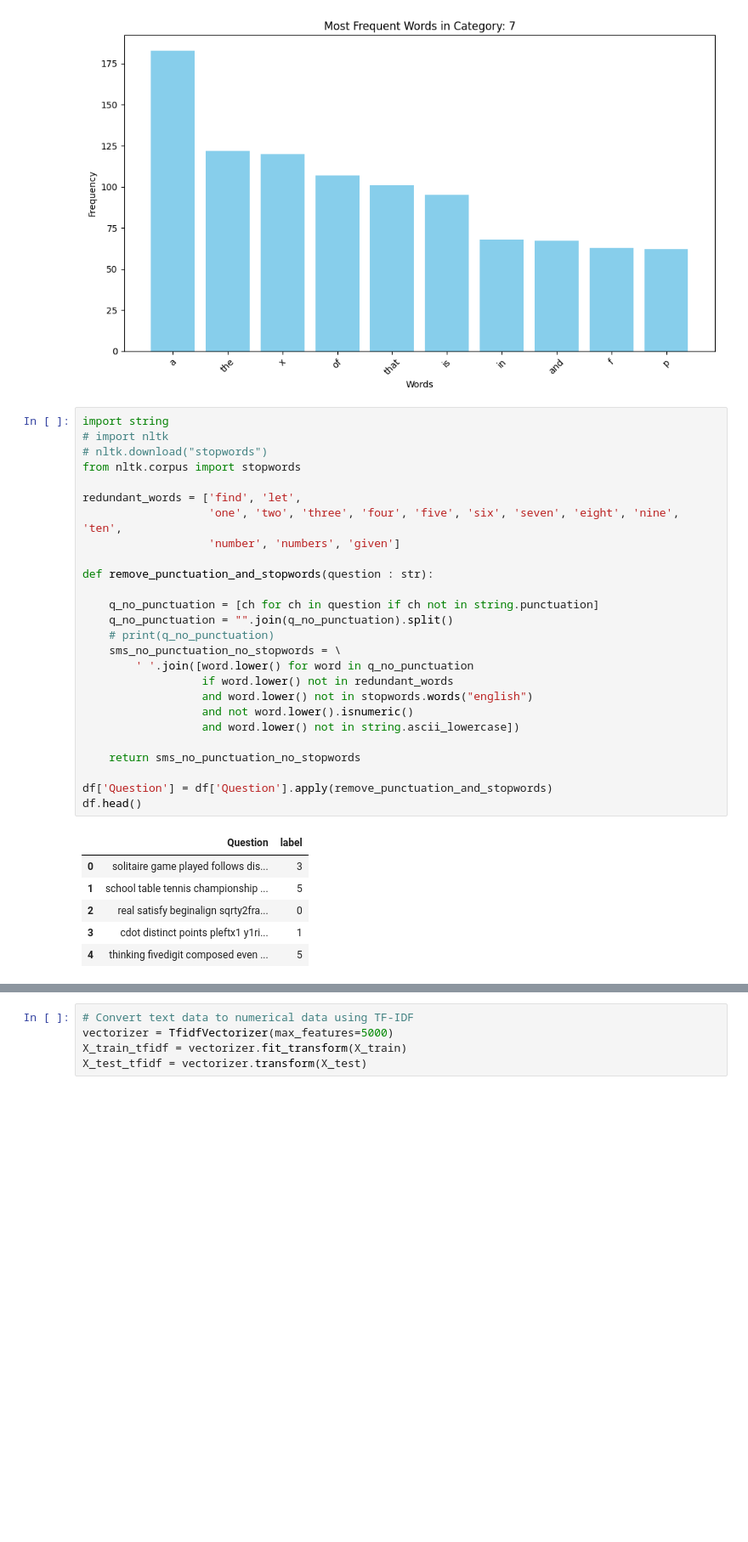
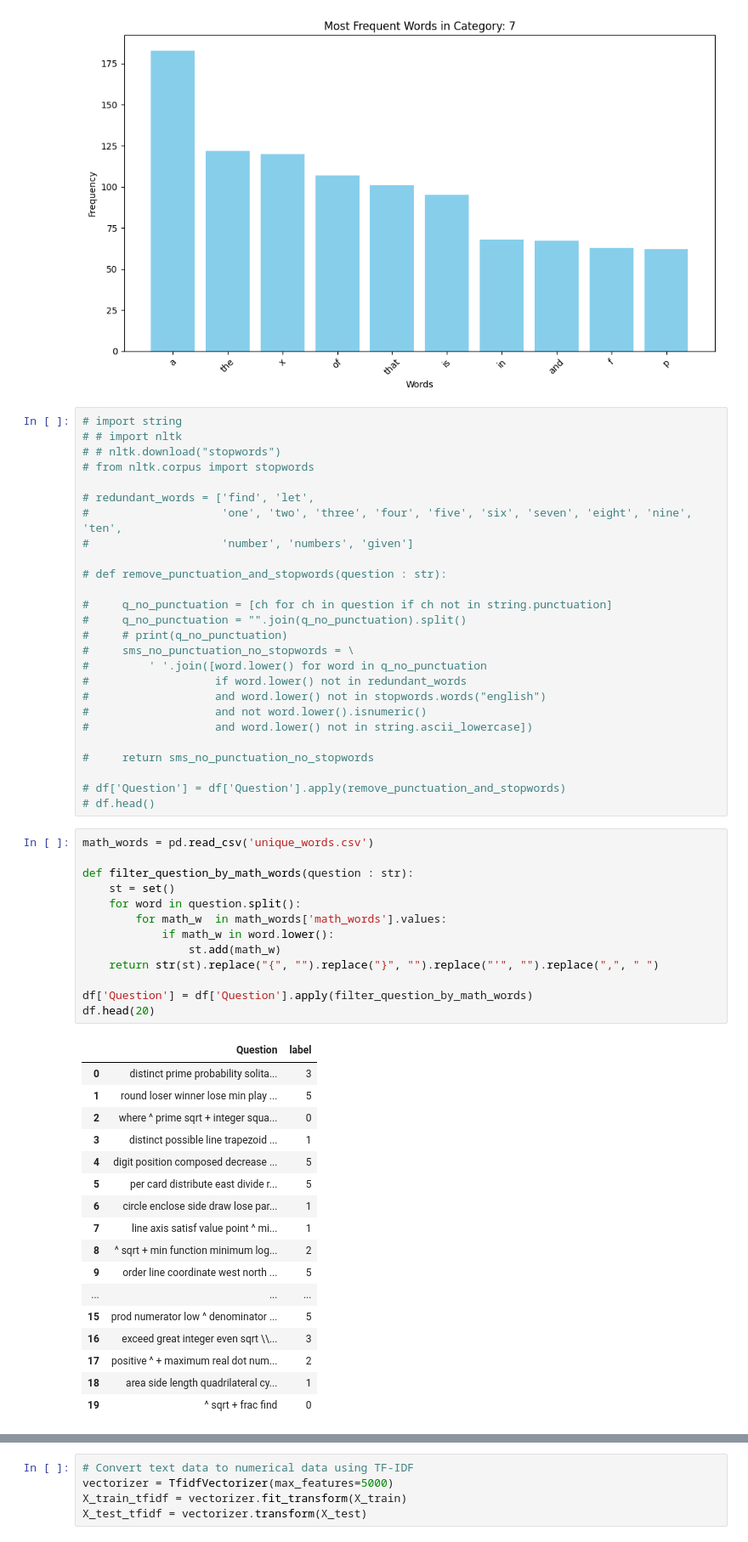
Before and after one commit to abdsaber000/Math-Problems-Topic-Classification, a Jupyter notebook: main.ipynb, the cells around one changed output, grey strips where cells are left out. Shown: that part at 85% size. Saved outputs shown, nothing was run; the diff lists cells and outputs as text; blank space fills up the shorter version.

Commit message:
filter dataset by unique_words

```diff
--- a/main.ipynb
+++ b/main.ipynb
@@ -58,38 +58,62 @@ plot_words_freq()
 [figure]
 [figure]
 # %%
-import string
-# import nltk
-# nltk.download("stopwords")
-from nltk.corpus import stopwords
+# import string
+# # import nltk
+# # nltk.download("stopwords")
+# from nltk.corpus import stopwords
 
-redundant_words = ['find', 'let',
-                   'one', 'two', 'three', 'four', 'five', 'six', 'seven', 'eight', 'nine', 'ten',
-                   'number', 'numbers', 'given']
+# redundant_words = ['find', 'let',
+#                    'one', 'two', 'three', 'four', 'five', 'six', 'seven', 'eight', 'nine', 'ten',
+#                    'number', 'numbers', 'given']
 
-def remove_punctuation_and_stopwords(question : str):
+# def remove_punctuation_and_stopwords(question : str):
 
-    q_no_punctuation = [ch for ch in question if ch not in string.punctuation]
-    q_no_punctuation = "".join(q_no_punctuation).split()
-    # print(q_no_punctuation)
-    sms_no_punctuation_no_stopwords = \
-        ' '.join([word.lower() for word in q_no_punctuation
-                  if word.lower() not in redundant_words
-                  and word.lower() not in stopwords.words("english")
-                  and not word.lower().isnumeric()
-                  and word.lower() not in string.ascii_lowercase])
+#     q_no_punctuation = [ch for ch in question if ch not in string.punctuation]
+#     q_no_punctuation = "".join(q_no_punctuation).split()
+#     # print(q_no_punctuation)
+#     sms_no_punctuation_no_stopwords = \
+#         ' '.join([word.lower() for word in q_no_punctuation
+#                   if word.lower() not in redundant_words
+#                   and word.lower() not in stopwords.words("english")
+#                   and not word.lower().isnumeric()
+#                   and word.lower() not in string.ascii_lowercase])
 
-    return sms_no_punctuation_no_stopwords
+#     return sms_no_punctuation_no_stopwords
 
-df['Question'] = df['Question'].apply(remove_punctuation_and_stopwords)
-df.head()
+# df['Question'] = df['Question'].apply(remove_punctuation_and_stopwords)
+# df.head()
-# %% [output]
-|  | Question | label |
-| 0 | solitaire game played follows dis... | 3 |
-| 1 | school table tennis championship ... | 5 |
-| 2 | real satisfy beginalign sqrty2fra... | 0 |
-| 3 | cdot distinct points pleftx1 y1ri... | 1 |
-| 4 | thinking fivedigit composed even ... | 5 |
+# %%
+math_words = pd.read_csv('unique_words.csv')
+
+def filter_question_by_math_words(question : str):
+    st = set()
+    for word in question.split():
+        for math_w  in math_words['math_words'].values:
+            if math_w in word.lower():
+                st.add(math_w)
+    return str(st).replace("{", "").replace("}", "").replace("'", "").replace(",", " ")
+
+df['Question'] = df['Question'].apply(filter_question_by_math_words)
+df.head(20)
+# %% [output]
+|  | Question | label |
+| 0 | distinct prime probability solita... | 3 |
+| 1 | round loser winner lose min play ... | 5 |
+| 2 | where ^ prime sqrt + integer squa... | 0 |
+| 3 | distinct possible line trapezoid ... | 1 |
+| 4 | digit position composed decrease ... | 5 |
+| 5 | per card distribute east divide r... | 5 |
+| 6 | circle enclose side draw lose par... | 1 |
+| 7 | line axis satisf value point ^ mi... | 1 |
+| 8 | ^ sqrt + min function minimum log... | 2 |
+| 9 | order line coordinate west north ... | 5 |
+| ... | ... | ... |
+| 15 | prod numerator low ^ denominator ... | 5 |
+| 16 | exceed great integer even sqrt \\... | 3 |
+| 17 | positive ^ + maximum real dot num... | 2 |
+| 18 | area side length quadrilateral cy... | 1 |
+| 19 | ^ sqrt + frac find | 0 |
 # %%
 plot_words_freq()
 # %% [output]
```
Also changed, not shown: parts of 4 cells of this notebook, 4 other files.
